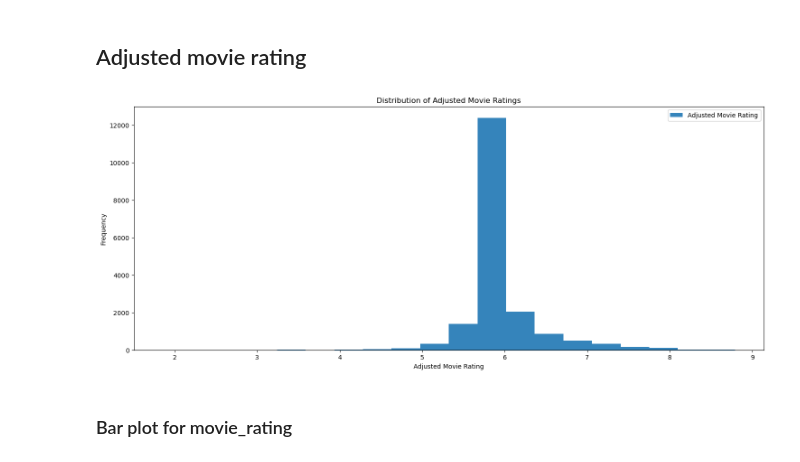
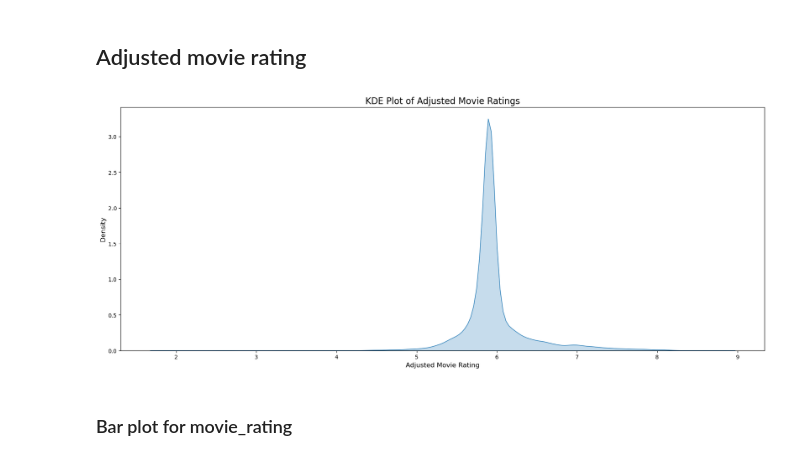
Before and after one commit to shammy-lp/dsc-phase-2-project-v3, a Jupyter notebook: student (3).ipynb, the cells around one changed output. Cells and saved outputs as stored; diff of their text form; code cells hidden in the pictures.

```diff
--- a/student (3).ipynb
+++ b/student (3).ipynb
@@ -387,3 +367,21 @@ genres_expanded = genres_expanded.rename(columns=lambda x: f'genre_{x+1}')  # Re
 
 # Concatenate the new columns with the original DataFrame
 df = pd.concat([df, genres_expanded], axis=1)
+# %%
+# Step 1: Create a new column for processing
+df['genre_processed'] = df['genres'].str.split(',')
+
+# Step 2: Apply transformations according to the specifications
+def process_genres(genre_list):
+    if len(genre_list) == 1:
+        return genre_list[0]  # Leave single genre as it is
+    elif len(genre_list) == 2:
+        return f"{genre_list[0]} & {genre_list[1]}"  # Replace comma with '&'
+    else:
+        return f"{genre_list[0]} & {genre_list[1]}"  # Keep only the first two, use '&'
+
+# Step 3: Apply the function to 'genre_processed' and store the result in a new column
+df['genre_combined'] = df['genre_processed'].apply(process_genres)
+
+# Step 4: Check the result
+df[['genres', 'genre_combined']]
@@ -409,0 +411,3 @@ memory usage: 2.9+ MB
+# %%
+df = df.drop(columns=['genre_2', 'genre_3'], errors='ignore')
+df.head()
@@ -495,23 +529,19 @@ plt.show()
 # %% [markdown]
 ## Adjusted movie rating
 # %%
+# Assuming 'df' is your DataFrame
+plt.figure(figsize=(21, 8))
+sns.kdeplot(data=df, x='adjusted_movie_rating', fill=True)
 
-# Set the figure size before plotting
-plt.figure(figsize=(18,7))
-
-# Plot the histogram and set the label directly
-plt.hist(df['adjusted_movie_rating'], bins=20, alpha=0.9,  label='Adjusted Movie Rating')
-
-# Set labels and title
-plt.title('Distribution of Adjusted Movie Ratings')
-plt.xlabel('Adjusted Movie Rating')
-plt.ylabel('Frequency')
-plt.legend()
+# Add labels and title
+plt.title('KDE Plot of Adjusted Movie Ratings', fontsize=16)
+plt.xlabel('Adjusted Movie Rating', fontsize=12)
+plt.ylabel('Density', fontsize=12)
 
 # Show the plot
 plt.show()
 # %% [output]
-[figure, old version]
+[figure, new version]
 # %% [markdown]
 ### Bar plot for movie_rating
 # %%
```
Also changed, not shown: parts of 84 cells of this notebook.
